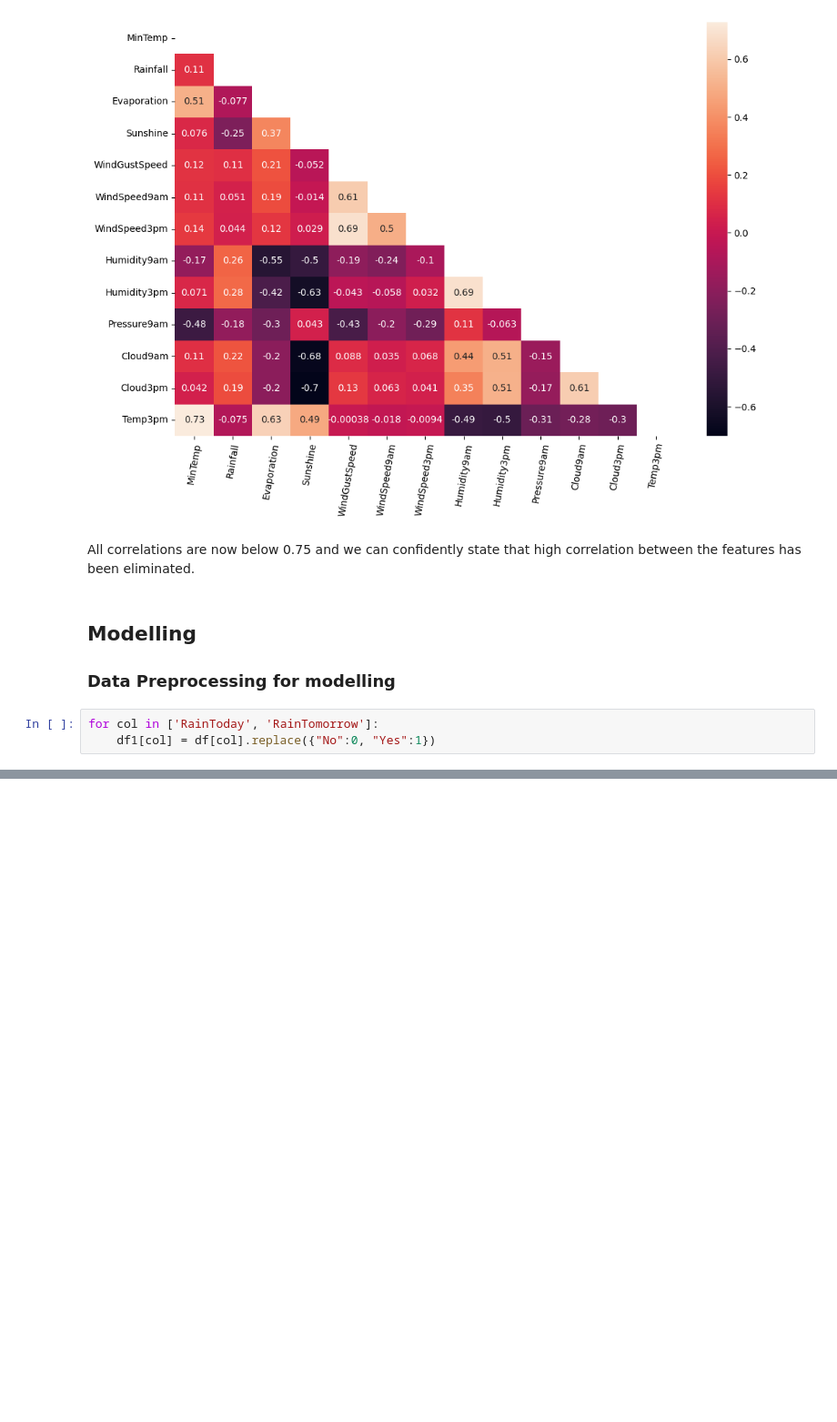
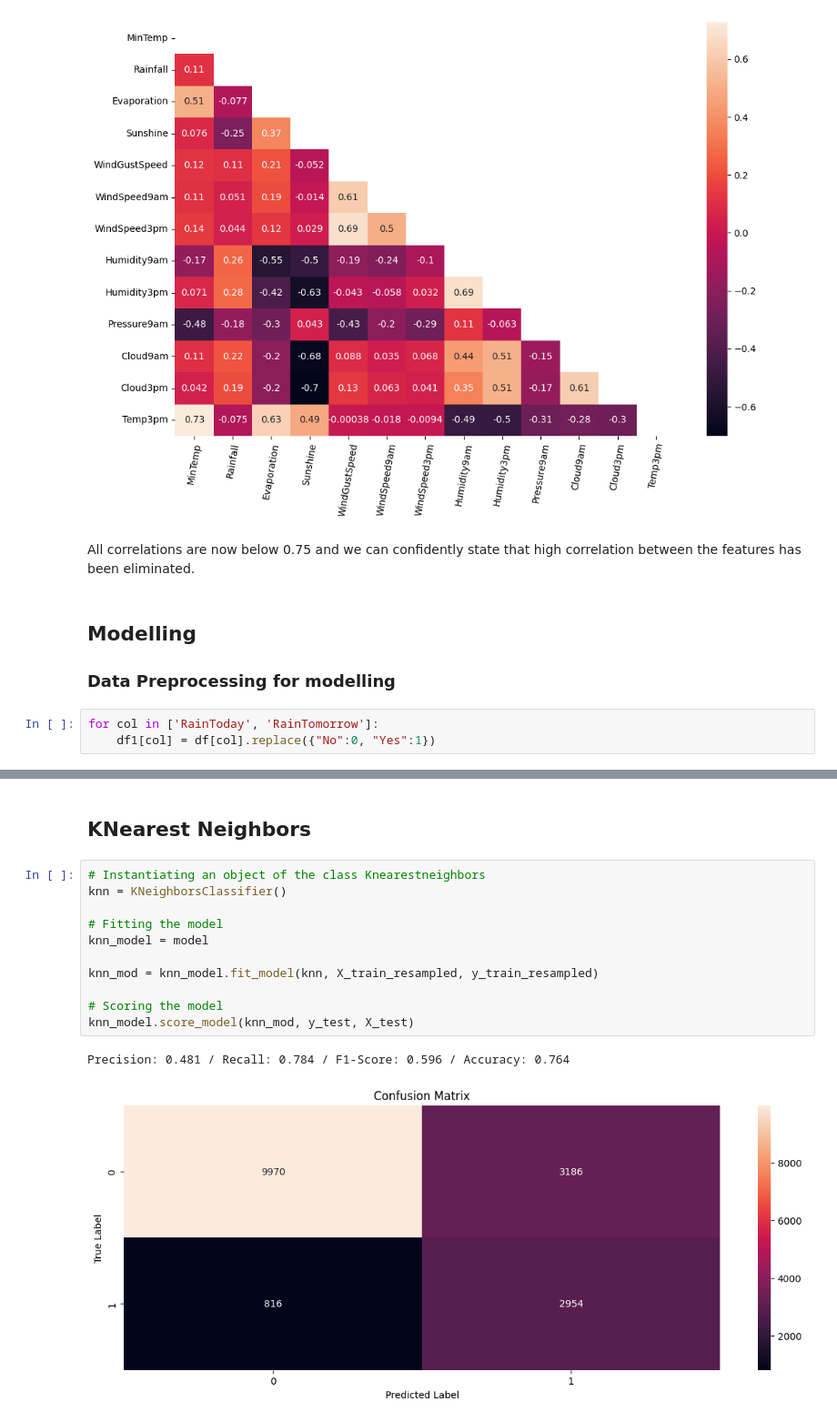
Before and after one commit to teofizzy/Australian_Weather, a Jupyter notebook: index.ipynb, the cells around one changed output, grey strips where cells are left out. Shown at 91% size. Drawn from its saved outputs; the diff is of its cells as text; blank space fills up the shorter version.

```diff
--- a/index.ipynb
+++ b/index.ipynb
@@ -1203,0 +1240,16 @@ ModuleNotFoundError: No module named 'cuML'
+# %% [markdown]
+## KNearest Neighbors
+# %%
+# Instantiating an object of the class Knearestneighbors
+knn = KNeighborsClassifier()
+
+# Fitting the model
+knn_model = model
+
+knn_mod = knn_model.fit_model(knn, X_train_resampled, y_train_resampled)
+
+# Scoring the model
+knn_model.score_model(knn_mod, y_test, X_test)
+# %% [output]
+Precision: 0.481 / Recall: 0.784 / F1-Score: 0.596 / Accuracy: 0.764
+[figure, added]
```
Also changed, not shown: parts of 47 cells of this notebook, 3 other files.
